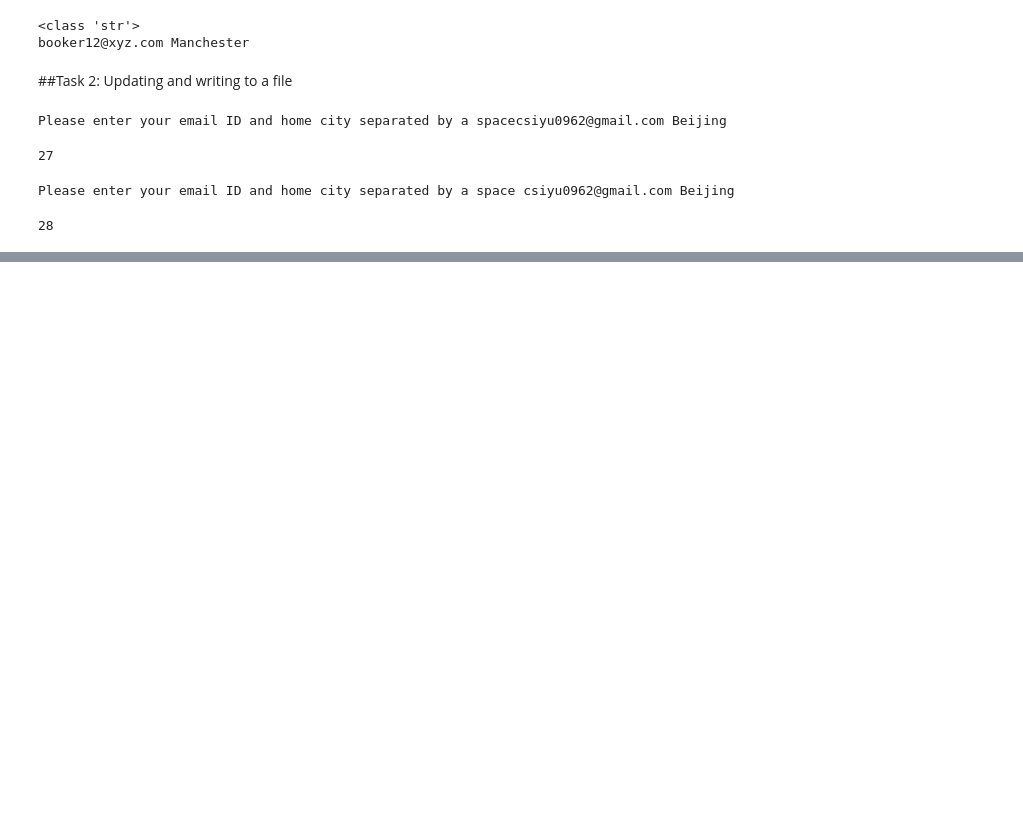
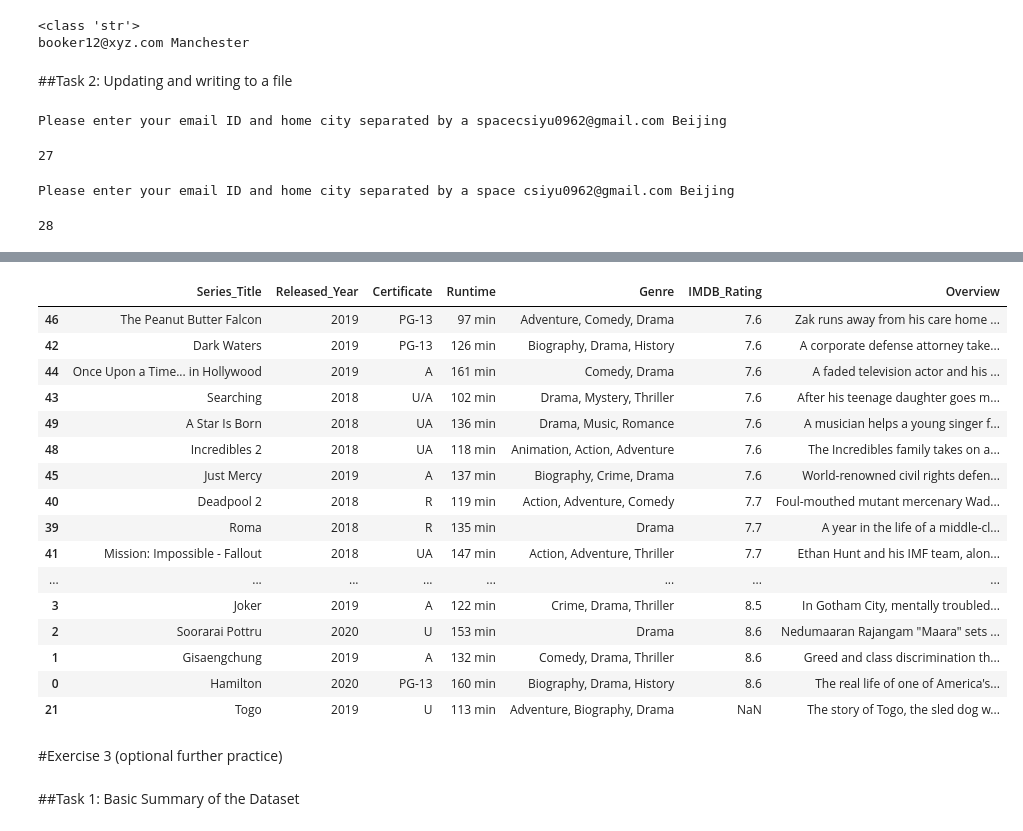
Before and after one commit to csiyu0962-collab/Programming-for-business-application-, a Jupyter notebook: Programming_week_8_seminar_.ipynb, the cells around one changed output, grey strips where cells are left out. Drawn from its saved outputs; the diff is of its cells as text; code cells hidden in the pictures; blank space fills up the shorter version.

```diff
--- a/Programming_week_8_seminar_.ipynb
+++ b/Programming_week_8_seminar_.ipynb
@@ -67,0 +194,25 @@ Please enter your email ID and home city separated by a space csiyu0962@gmail.co
+# %%
+MovieRating = dataframe.sort_values('IMDB_Rating', ascending=True)
+MovieRating
+# %% [output]
+|  | Series_Title | Released_Year | Certificate | Runtime | Genre | IMDB_Rating | Overview |
+| 46 | The Peanut Butter Falcon | 2019 | PG-13 | 97 min | Adventure, Comedy, Drama | 7.6 | Zak runs away from his care home ... |
+| 42 | Dark Waters | 2019 | PG-13 | 126 min | Biography, Drama, History | 7.6 | A corporate defense attorney take... |
+| 44 | Once Upon a Time... in Hollywood | 2019 | A | 161 min | Comedy, Drama | 7.6 | A faded television actor and his ... |
+| 43 | Searching | 2018 | U/A | 102 min | Drama, Mystery, Thriller | 7.6 | After his teenage daughter goes m... |
+| 49 | A Star Is Born | 2018 | UA | 136 min | Drama, Music, Romance | 7.6 | A musician helps a young singer f... |
+| 48 | Incredibles 2 | 2018 | UA | 118 min | Animation, Action, Adventure | 7.6 | The Incredibles family takes on a... |
+| 45 | Just Mercy | 2019 | A | 137 min | Biography, Crime, Drama | 7.6 | World-renowned civil rights defen... |
+| 40 | Deadpool 2 | 2018 | R | 119 min | Action, Adventure, Comedy | 7.7 | Foul-mouthed mutant mercenary Wad... |
+| 39 | Roma | 2018 | R | 135 min | Drama | 7.7 | A year in the life of a middle-cl... |
+| 41 | Mission: Impossible - Fallout | 2018 | UA | 147 min | Action, Adventure, Thriller | 7.7 | Ethan Hunt and his IMF team, alon... |
+| ... | ... | ... | ... | ... | ... | ... | ... |
+| 3 | Joker | 2019 | A | 122 min | Crime, Drama, Thriller | 8.5 | In Gotham City, mentally troubled... |
+| 2 | Soorarai Pottru | 2020 | U | 153 min | Drama | 8.6 | Nedumaaran Rajangam "Maara" sets ... |
+| 1 | Gisaengchung | 2019 | A | 132 min | Comedy, Drama, Thriller | 8.6 | Greed and class discrimination th... |
+| 0 | Hamilton | 2020 | PG-13 | 160 min | Biography, Drama, History | 8.6 | The real life of one of America's... |
+| 21 | Togo | 2019 | U | 113 min | Adventure, Biography, Drama | NaN | The story of Togo, the sled dog w... |
+# %% [markdown]
+#Exercise 3 (optional further practice)
+# %% [markdown]
+##Task 1: Basic Summary of the Dataset
```
Also changed, not shown: parts of 18 cells of this notebook.
